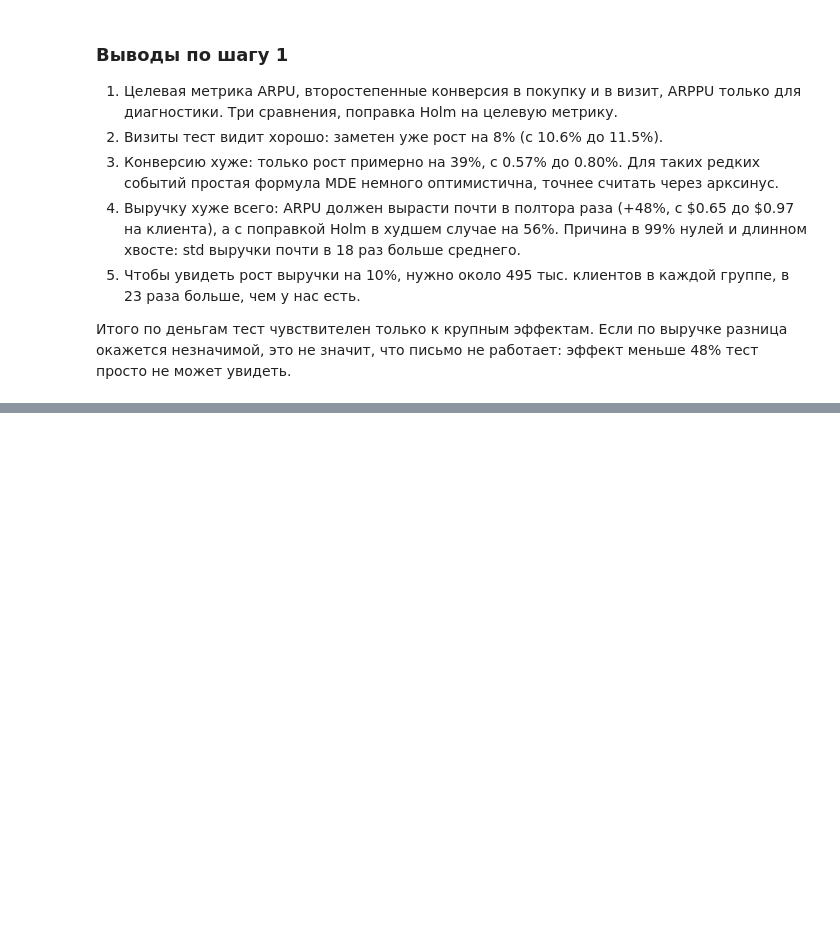
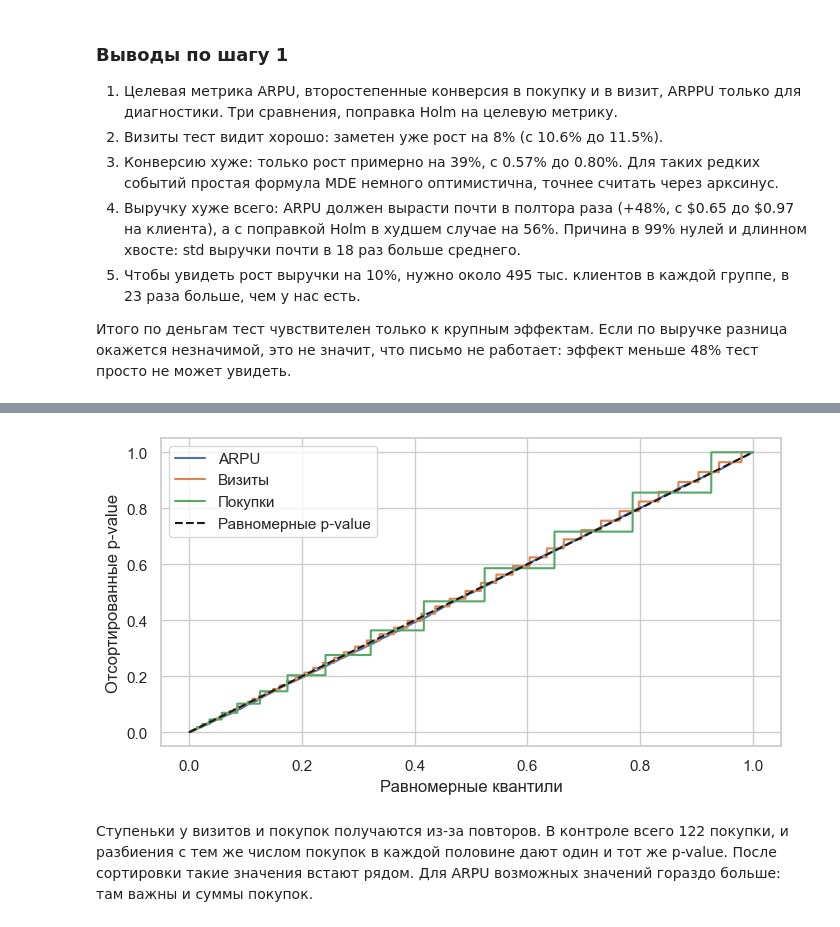
Before and after one commit to idanrus/email-ab-test, a Jupyter notebook: ab_test.ipynb, the cells around one changed output, grey strips where cells are left out. Cells and saved outputs as stored; diff of their text form; code cells hidden in the pictures; blank space fills up the shorter version.

```diff
--- a/ab_test.ipynb
+++ b/ab_test.ipynb
@@ -514,0 +657,14 @@ n_10, n_10_sm, n_10 / n
+# %%
+quantiles = (np.arange(n_iters) + 0.5) / n_iters
+aa_quantiles = pd.DataFrame({name: np.sort(values) for name, values in aa_p_values.items()})
+aa_quantiles['Равномерные p-value'] = quantiles
+# %%
+plt.figure(figsize=(8, 4))
+plt.plot(quantiles, aa_quantiles.iloc[:, :3], quantiles, aa_quantiles.iloc[:, 3], 'k--')
+plt.gca().set(xlabel='Равномерные квантили', ylabel='Отсортированные p-value')
+plt.legend(aa_quantiles.columns)
+plt.savefig('images/aa_p_value_quantiles.png', dpi=150, bbox_inches='tight')
+# %% [output]
+[figure, added]
+# %% [markdown]
+Ступеньки у визитов и покупок получаются из-за повторов. В контроле всего 122 покупки, и разбиения с тем же числом покупок в каждой половине дают один и тот же p-value. После сортировки такие значения встают рядом. Для ARPU возможных значений гораздо больше: там важны и суммы покупок.
```
Also changed, not shown: parts of 33 cells of this notebook, 1 other file.
